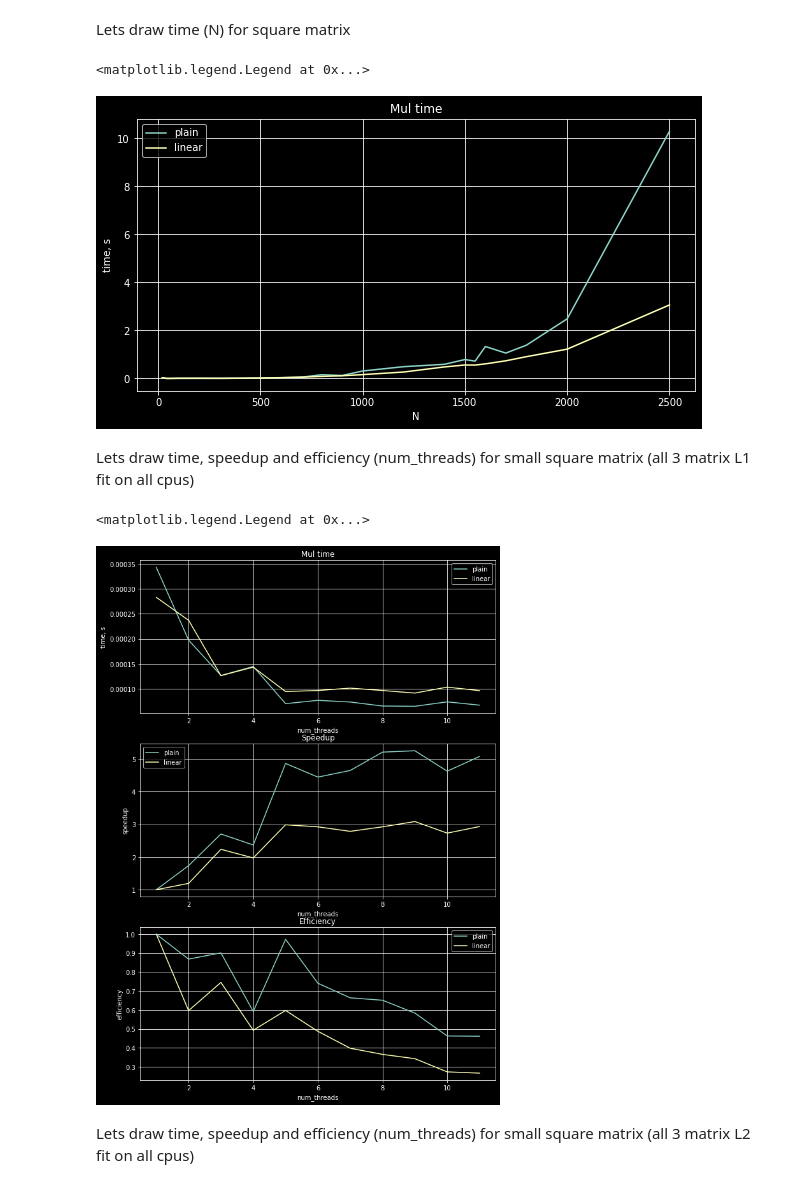
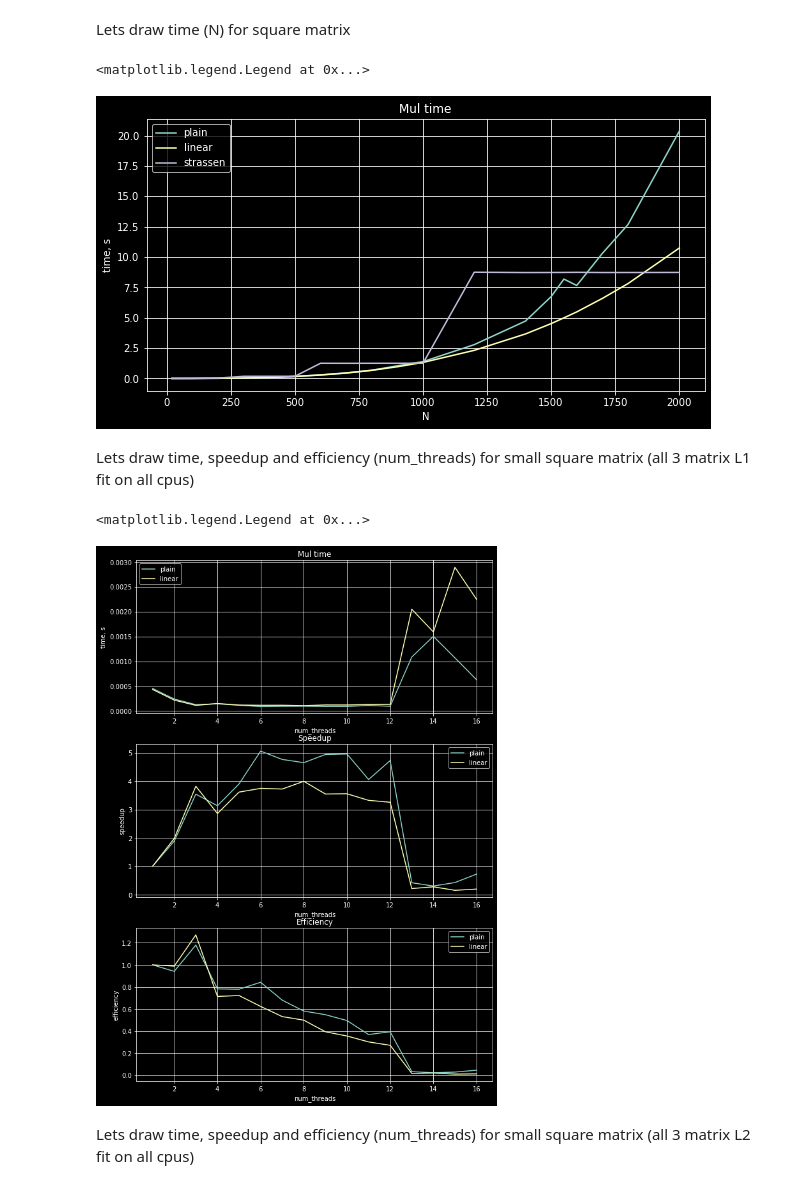
Before and after one commit to ErrrOrrr503/ComputeMath, a Jupyter notebook: linear/tester.ipynb, the cells around one changed output. Cells and saved outputs as stored; diff of their text form; code cells hidden in the pictures.

Commit message:
strassen added

```diff
--- a/linear/tester.ipynb
+++ b/linear/tester.ipynb
@@ -11,13 +11,14 @@ from tqdm import tqdm
 # %% [markdown]
 Lets draw time (N) for square matrix
 # %%
-num_algos = 2
-num_threads = 12
+num_algos = 3
+num_threads = 16
 algos = []
 algos.append ("plain")
 algos.append ("linear")
+algos.append ("strassen")
 
-Ns = np.array ((20, 30, 40, 50, 100, 200, 300, 400, 500, 600, 700, 800, 900, 1000, 1200, 1400, 1500, 1550, 1600, 1700, 1800, 2000, 2500))
+Ns = np.array ((20, 30, 40, 50, 100, 200, 300, 400, 500, 600, 700, 800, 900, 1000, 1200, 1400, 1500, 1550, 1600, 1700, 1800, 2000))
 num_points = Ns.shape[0]
 times = np.zeros ((num_algos, num_points))
 
@@ -27,7 +28,7 @@ for i in range(0, num_points):
     for j in range (0, num_algos):
         times[j][i] = np.double(res_split[j])
 
-plt.figure(figsize=(10, 5))
+plt.figure(figsize=(14, 7))
 #plt.yscale('log')
 #plt.xscale('log')
 plt.grid ()
@@ -39,13 +40,13 @@ for i in range(0, num_algos):
 plt.legend ()
 # %% [output]
 <matplotlib.legend.Legend at 0x...>
-[figure, old version]
+[figure, new version]
 # %% [markdown]
 Lets draw time, speedup and efficiency (num_threads) for small square matrix (all 3 matrix L1 fit on all cpus)
 # %%
 N = 70
-N_THR = 12
-num_threads = np.arange (1, N_THR, 1)
+N_THR = 16
+num_threads = np.arange (1, N_THR + 1, 1)
 times = np.zeros ((num_algos, num_threads.shape[0]))
 
 for i in range (0, num_threads.shape[0]):
@@ -57,34 +58,34 @@ for i in range (0, num_threads.shape[0]):
 plt.figure(figsize=(10, 15))
 
 plt.subplot (311)
 plt.grid ()
 plt.title ("Mul time")
 plt.xlabel ("num_threads")
 plt.ylabel ("time, s")
 for i in range(0, num_algos):
     plt.plot (num_threads, times[i], 'C{0}'.format (i), label = algos[i])
 plt.legend ()
 
 plt.subplot (312)
 plt.grid ()
 plt.title ("Speedup")
 plt.xlabel ("num_threads")
 plt.ylabel ("speedup")
 for i in range(0, num_algos):
     plt.plot (num_threads, times[i][0] / times[i], 'C{0}'.format (i), label = algos[i])
 plt.legend ()
 
 plt.subplot (313)
 plt.grid ()
 plt.title ("Efficiency")
 plt.xlabel ("num_threads")
 plt.ylabel ("efficiency")
 for i in range(0, num_algos):
     plt.plot (num_threads, times[i][0] / times[i] / num_threads, 'C{0}'.format (i), label = algos[i])
 plt.legend ()
 # %% [output]
 <matplotlib.legend.Legend at 0x...>
-[figure, old version]
+[figure, new version]
 # %% [markdown]
 Lets draw time, speedup and efficiency (num_threads) for small square matrix (all 3 matrix L2 fit on all cpus)
 # %%
```
Also changed, not shown: parts of 3 cells of this notebook, 13 other files.
